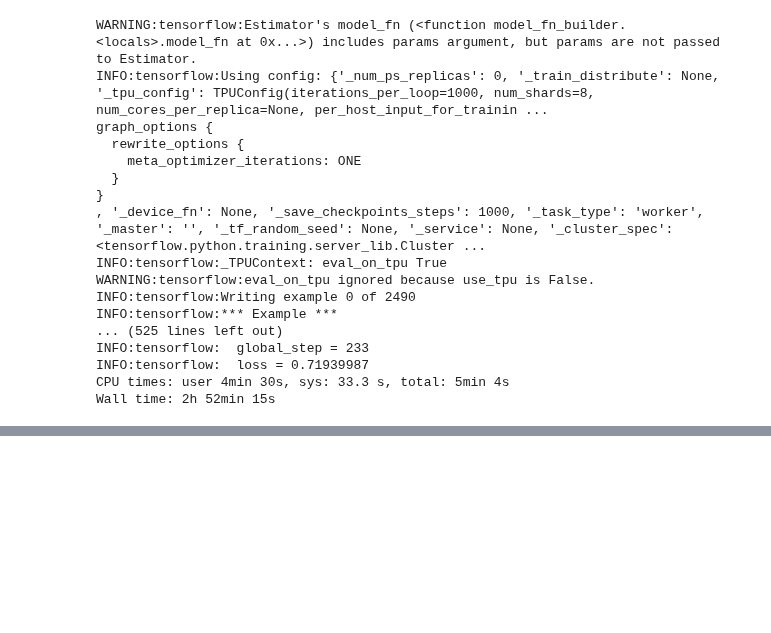
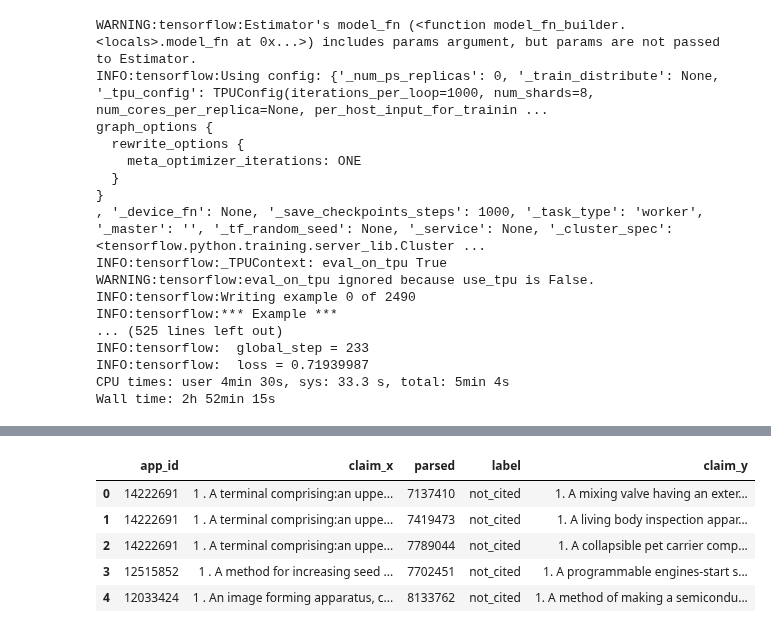
Before and after one commit to yoheikikuta/US-patent-analysis, a Jupyter notebook: notebook/bert_classification.ipynb, the cells around one changed output, grey strips where cells are left out. Cells and saved outputs as stored; diff of their text form; code cells hidden in the pictures; blank space fills up the shorter version.

```diff
--- a/notebook/bert_classification.ipynb
+++ b/notebook/bert_classification.ipynb
@@ -119,0 +254,27 @@ Wall time: 2h 52min 15s
+# %%
+def pick_up_unsited_grants(df, app_id, n=1, random_state=23):
+    '''
+    Randomly pick up uncited grant pair to a given app_id for generating negative samples.
+    '''
+    n_rows = df[ df['app_id'] != app_id ].sample(n=n, random_state=random_state)
+
+    return [n_rows['parsed'].values[0], "not_cited" ,n_rows['claim_y'].values[0]]
+# %%
+seed = 23
+
+train_non_cited_data = pd.DataFrame([
+    [app_id, claimx] + pick_up_unsited_grants(train_data_for_bert, app_id, random_state=seed+idx)
+    for idx, (app_id, claimx)
+    in enumerate(zip(train_data_for_bert['app_id'], train_data_for_bert['claim_x']))
+])
+
+train_non_cited_data.columns = train_data_for_bert.columns
+# %%
+train_non_cited_data.head()
+# %% [output]
+|  | app_id | claim_x | parsed | label | claim_y |
+| 0 | 14222691 | 1 . A terminal comprising:an uppe... | 7137410 | not_cited | 1. A mixing valve having an exter... |
+| 1 | 14222691 | 1 . A terminal comprising:an uppe... | 7419473 | not_cited | 1. A living body inspection appar... |
+| 2 | 14222691 | 1 . A terminal comprising:an uppe... | 7789044 | not_cited | 1. A collapsible pet carrier comp... |
+| 3 | 12515852 | 1 . A method for increasing seed ... | 7702451 | not_cited | 1. A programmable engines-start s... |
+| 4 | 12033424 | 1 . An image forming apparatus, c... | 8133762 | not_cited | 1. A method of making a semicondu... |
```
Also changed, not shown: parts of 63 cells of this notebook.
